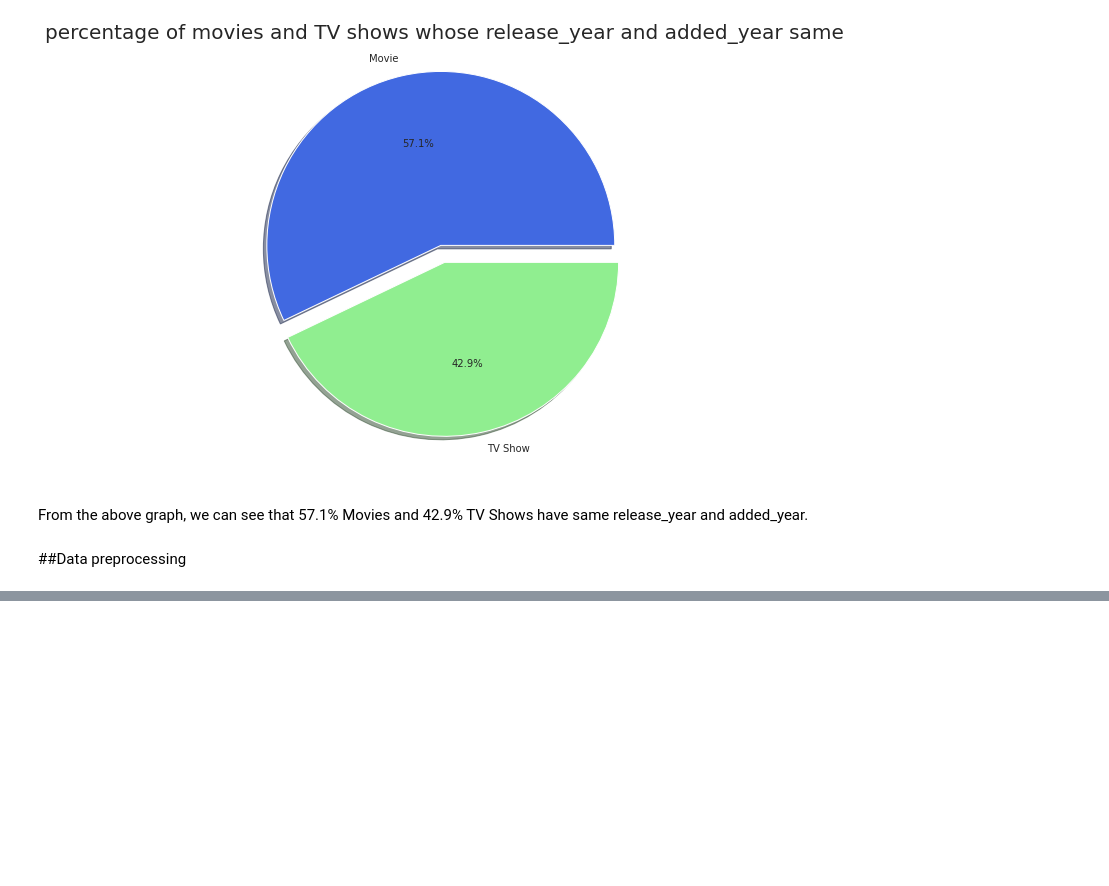
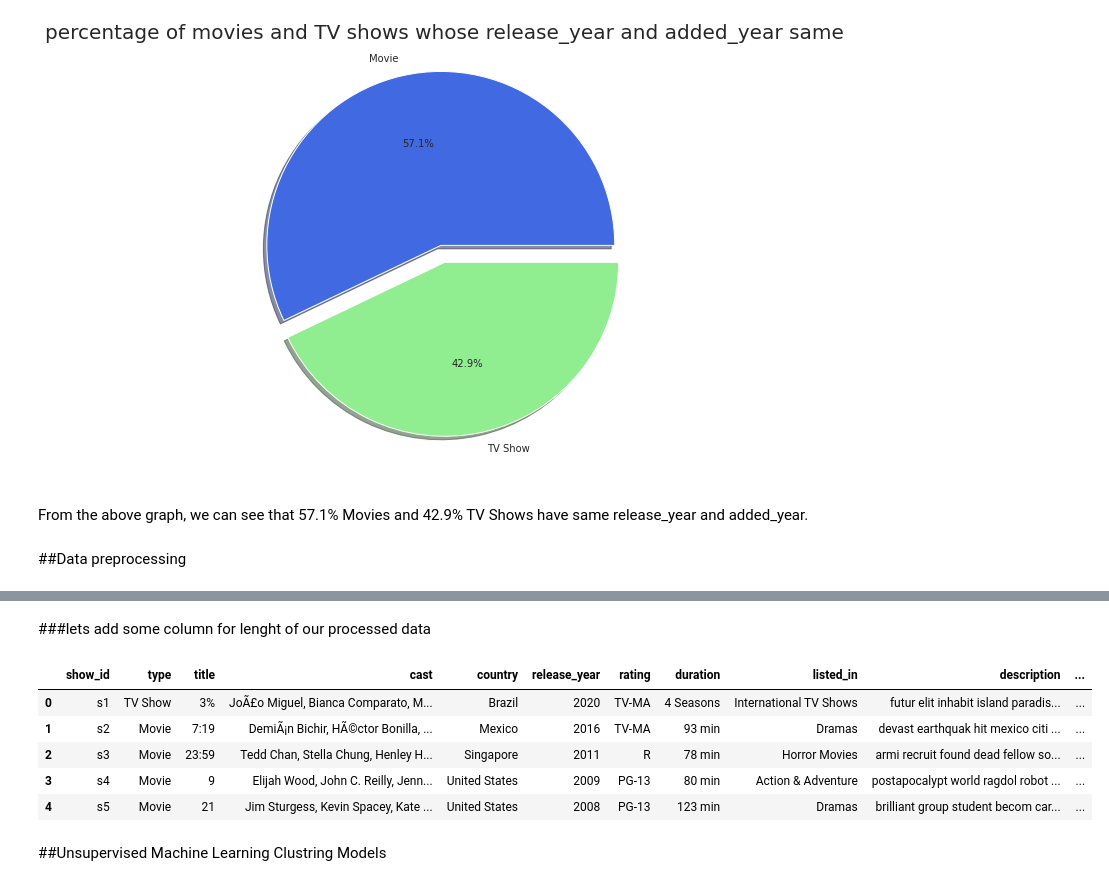
Before and after one commit to Amankr351/Netflix-Movies-and-TV-Shows-Clustering-Project., a Jupyter notebook: Netflix_Movies_And_TV_Shows_Clustering.ipynb, the cells around one changed output, grey strips where cells are left out. Cells and saved outputs as stored; diff of their text form; code cells hidden in the pictures; blank space fills up the shorter version.

```diff
--- a/Netflix_Movies_And_TV_Shows_Clustering.ipynb
+++ b/Netflix_Movies_And_TV_Shows_Clustering.ipynb
@@ -702,0 +570,2 @@ Silhouette score is 0.29534785331213925
+# %% [markdown]
+###lets add some column for lenght of our processed data
@@ -702,0 +592,13 @@ Silhouette score is 0.29534785331213925
+# %%
+#confermation
+
+data.head()
+# %% [output]
+|  | show_id | type | title | cast | country | release_year | rating | duration | listed_in | description | ... |
+| 0 | s1 | TV Show | 3% | JoÃ£o Miguel, Bianca Comparato, M... | Brazil | 2020 | TV-MA | 4 Seasons | International TV Shows | futur elit inhabit island paradis... | ... |
+| 1 | s2 | Movie | 7:19 | DemiÃ¡n Bichir, HÃ©ctor Bonilla, ... | Mexico | 2016 | TV-MA | 93 min | Dramas | devast earthquak hit mexico citi ... | ... |
+| 2 | s3 | Movie | 23:59 | Tedd Chan, Stella Chung, Henley H... | Singapore | 2011 | R | 78 min | Horror Movies | armi recruit found dead fellow so... | ... |
+| 3 | s4 | Movie | 9 | Elijah Wood, John C. Reilly, Jenn... | United States | 2009 | PG-13 | 80 min | Action & Adventure | postapocalypt world ragdol robot ... | ... |
+| 4 | s5 | Movie | 21 | Jim Sturgess, Kevin Spacey, Kate ... | United States | 2008 | PG-13 | 123 min | Dramas | brilliant group student becom car... | ... |
+# %% [markdown]
+##Unsupervised Machine Learning Clustring Models
```
Also changed, not shown: parts of 91 cells of this notebook.
